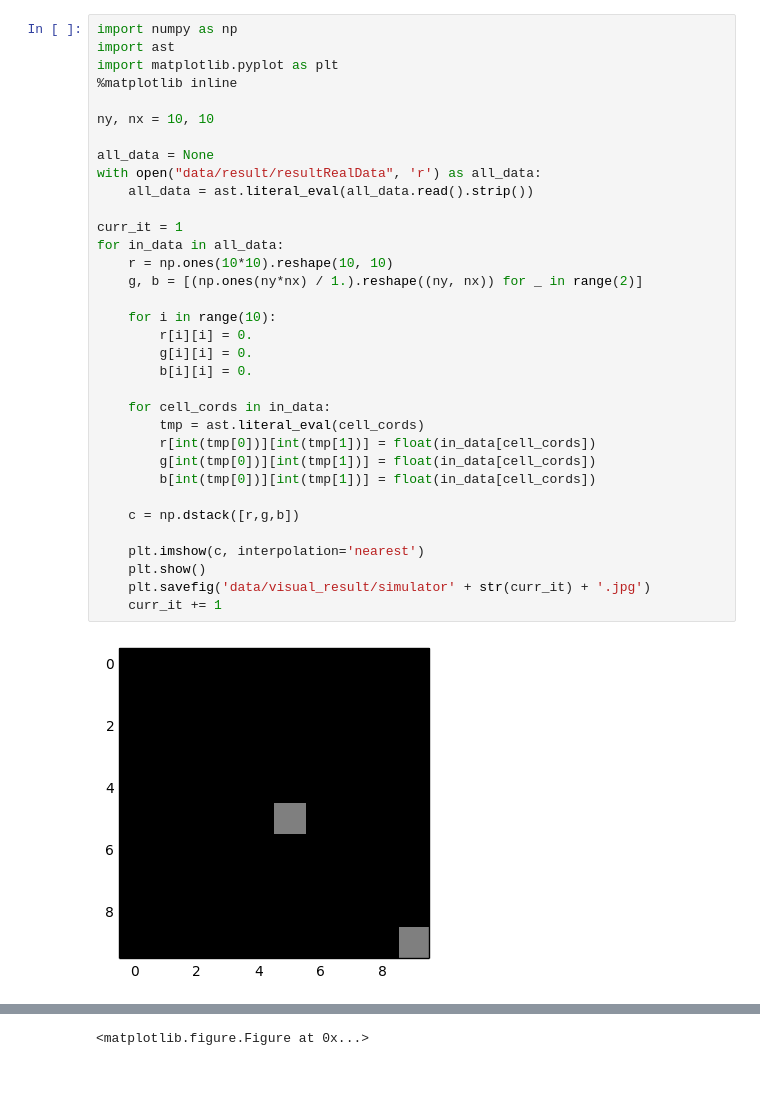
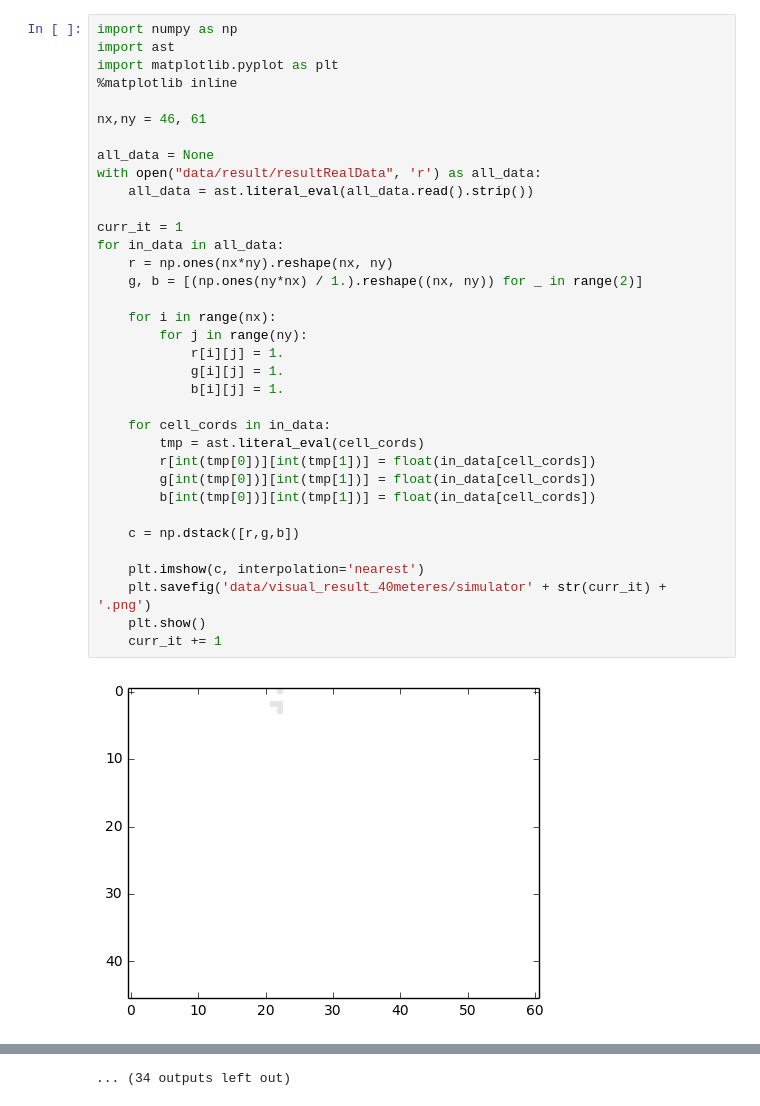
Before and after one commit to MaximGotovchits/agent-simulator, a Jupyter notebook: simulator/Visualizer.ipynb, the cells around one changed output, grey strips where cells are left out. Drawn from its saved outputs; the diff is of its cells as text; blank space fills up the shorter version.

Commit message:
Distance is taken into account. Fixed density bug. Update visualizer so it can draw x!=y pictures.

```diff
--- a/simulator/Visualizer.ipynb
+++ b/simulator/Visualizer.ipynb
@@ -1,36 +1,37 @@
 # %%
 import numpy as np
 import ast
 import matplotlib.pyplot as plt
 %matplotlib inline
 
-ny, nx = 10, 10
+nx,ny = 46, 61
 
 all_data = None
 with open("data/result/resultRealData", 'r') as all_data:
     all_data = ast.literal_eval(all_data.read().strip())
 
 curr_it = 1
 for in_data in all_data:
-    r = np.ones(10*10).reshape(10, 10)
-    g, b = [(np.ones(ny*nx) / 1.).reshape((ny, nx)) for _ in range(2)]
+    r = np.ones(nx*ny).reshape(nx, ny)
+    g, b = [(np.ones(ny*nx) / 1.).reshape((nx, ny)) for _ in range(2)]
 
-    for i in range(10):
-        r[i][i] = 0.
-        g[i][i] = 0.
-        b[i][i] = 0.
+    for i in range(nx):
+        for j in range(ny):
+            r[i][j] = 1.
+            g[i][j] = 1.
+            b[i][j] = 1.
 
     for cell_cords in in_data:
         tmp = ast.literal_eval(cell_cords)
         r[int(tmp[0])][int(tmp[1])] = float(in_data[cell_cords])
         g[int(tmp[0])][int(tmp[1])] = float(in_data[cell_cords])
         b[int(tmp[0])][int(tmp[1])] = float(in_data[cell_cords])
 
     c = np.dstack([r,g,b])
 
     plt.imshow(c, interpolation='nearest')
+    plt.savefig('data/visual_result_40meteres/simulator' + str(curr_it) + '.png')
     plt.show()
-    plt.savefig('data/visual_result/simulator' + str(curr_it) + '.jpg')
     curr_it += 1
 # %% [output]
-[figure, old version]
+[figure, new version]
@@ -47 +49 @@ for in_data in all_data:
-<matplotlib.figure.Figure at 0x...>
+... (34 outputs left out)
```
Also changed, not shown: parts of 1 cell of this notebook, 1 other file.
